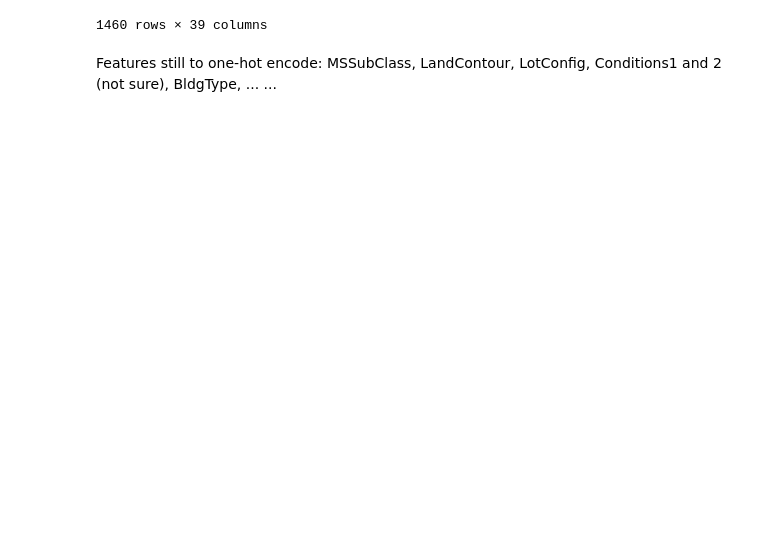
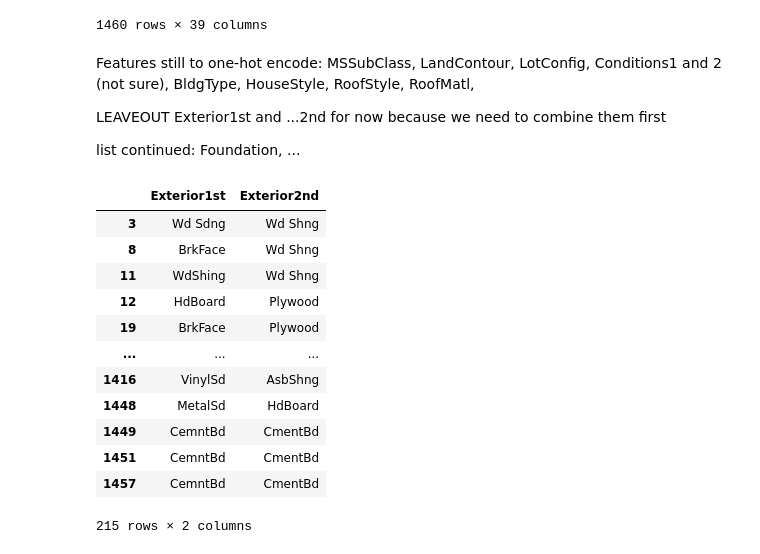
Before and after one commit to M-GibbonsGH/0125LinReg, a Jupyter notebook: 2701_Explore.ipynb, the cells around one changed output. Drawn from its saved outputs; the diff is of its cells as text; code cells hidden in the pictures; blank space fills up the shorter version.

```diff
--- a/2701_Explore.ipynb
+++ b/2701_Explore.ipynb
@@ -245,4 +245,26 @@ df_onehot.select_dtypes(include='object')
 | 1459 | Reg | Lvl | AllPub | Inside | Gtl | Norm | Norm | 1Fam | 1Story | ... |
 1460 rows × 39 columns
 # %% [markdown]
-Features still to one-hot encode: MSSubClass, LandContour, LotConfig, Conditions1 and 2 (not sure), BldgType, ... ...
+Features still to one-hot encode: MSSubClass, LandContour, LotConfig, Conditions1 and 2 (not sure), BldgType, HouseStyle, RoofStyle, RoofMatl,
+
+  LEAVEOUT Exterior1st and ...2nd for now because we need to combine them first
+
+list continued: Foundation, ...
+# %%
+# In some cases the same material is spelt differently in 1st column vs in 2nd column. Not good.
+# So I will change the names of those ones so that they match
+df_onehot.loc[df_onehot["Exterior1st"] != df_onehot["Exterior2nd"], ["Exterior1st", "Exterior2nd"]]
+# %% [output]
+|  | Exterior1st | Exterior2nd |
+| 3 | Wd Sdng | Wd Shng |
+| 8 | BrkFace | Wd Shng |
+| 11 | WdShing | Wd Shng |
+| 12 | HdBoard | Plywood |
+| 19 | BrkFace | Plywood |
+| ... | ... | ... |
+| 1416 | VinylSd | AsbShng |
+| 1448 | MetalSd | HdBoard |
+| 1449 | CemntBd | CmentBd |
+| 1451 | CemntBd | CmentBd |
+| 1457 | CemntBd | CmentBd |
+215 rows × 2 columns
```
Also changed, not shown: parts of 4 cells of this notebook, 1 other file.
